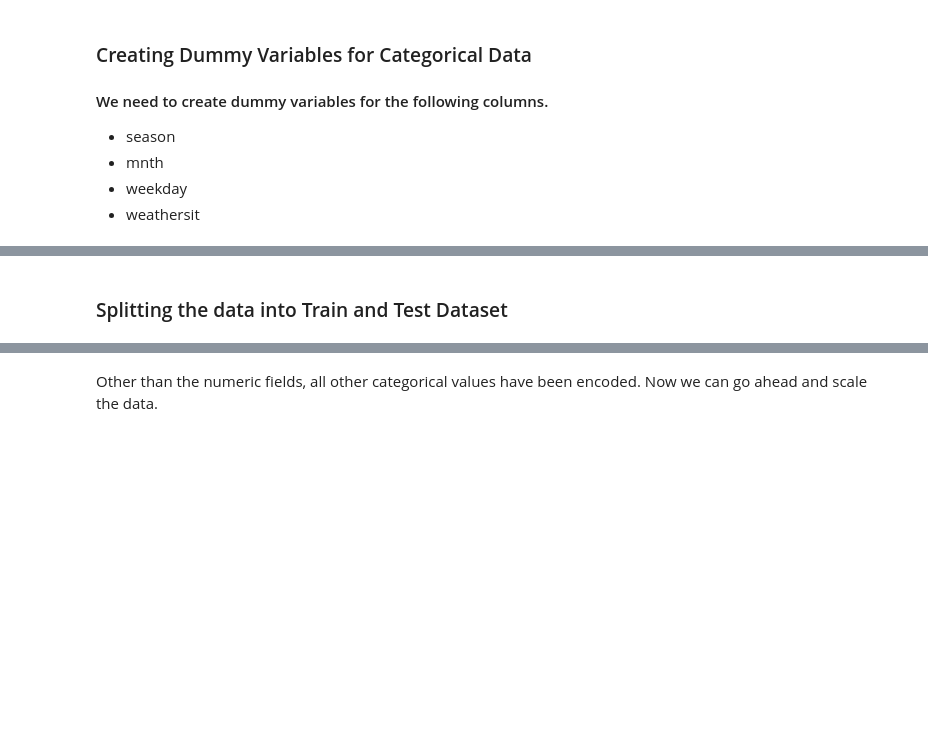
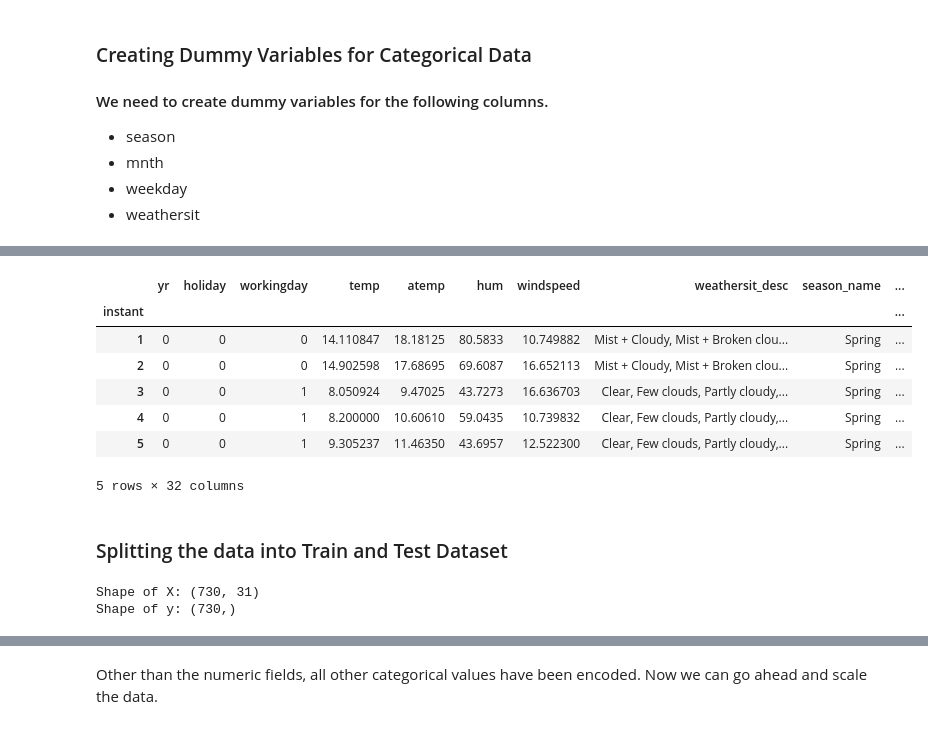
Before and after one commit to elisemyr/LAB3_MACHINE_LEARNING, a Jupyter notebook: lab3/Lab3_ML_AIDAMS_Student.ipynb, the cells around one changed output, grey strips where cells are left out. Drawn from its saved outputs; the diff is of its cells as text; code cells hidden in the pictures; blank space fills up the shorter version.

```diff
--- a/lab3/Lab3_ML_AIDAMS_Student.ipynb
+++ b/lab3/Lab3_ML_AIDAMS_Student.ipynb
@@ -328,8 +376,28 @@ print('Shape of the new dataframe is:' , df.shape)
 # %%
 # Moving the cnt to the end for easier identification
+
+cnt=df.pop('cnt')
+df['cnt']=cnt
+df.head()
+# %% [output]
+|  | yr | holiday | workingday | temp | atemp | hum | windspeed | weathersit_desc | season_name | ... |
+| instant |  |  |  |  |  |  |  |  |  | ... |
+| 1 | 0 | 0 | 0 | 14.110847 | 18.18125 | 80.5833 | 10.749882 | Mist + Cloudy, Mist + Broken clou... | Spring | ... |
+| 2 | 0 | 0 | 0 | 14.902598 | 17.68695 | 69.6087 | 16.652113 | Mist + Cloudy, Mist + Broken clou... | Spring | ... |
+| 3 | 0 | 0 | 1 | 8.050924 | 9.47025 | 43.7273 | 16.636703 | Clear, Few clouds, Partly cloudy,... | Spring | ... |
+| 4 | 0 | 0 | 1 | 8.200000 | 10.60610 | 59.0435 | 10.739832 | Clear, Few clouds, Partly cloudy,... | Spring | ... |
+| 5 | 0 | 0 | 1 | 9.305237 | 11.46350 | 43.6957 | 12.522300 | Clear, Few clouds, Partly cloudy,... | Spring | ... |
+5 rows × 32 columns
 # %% [markdown]
 ### Splitting the data into Train and Test Dataset
 # %%
 # print the shape of the train and test data
+X = df.drop('cnt', axis=1)
+y = df['cnt']
+print('Shape of X:', X.shape)
+print('Shape of y:', y.shape)
+# %% [output]
+Shape of X: (730, 31)
+Shape of y: (730,)
 # %%
 # Checking the Train Data
```
Also changed, not shown: parts of 9 cells of this notebook.
